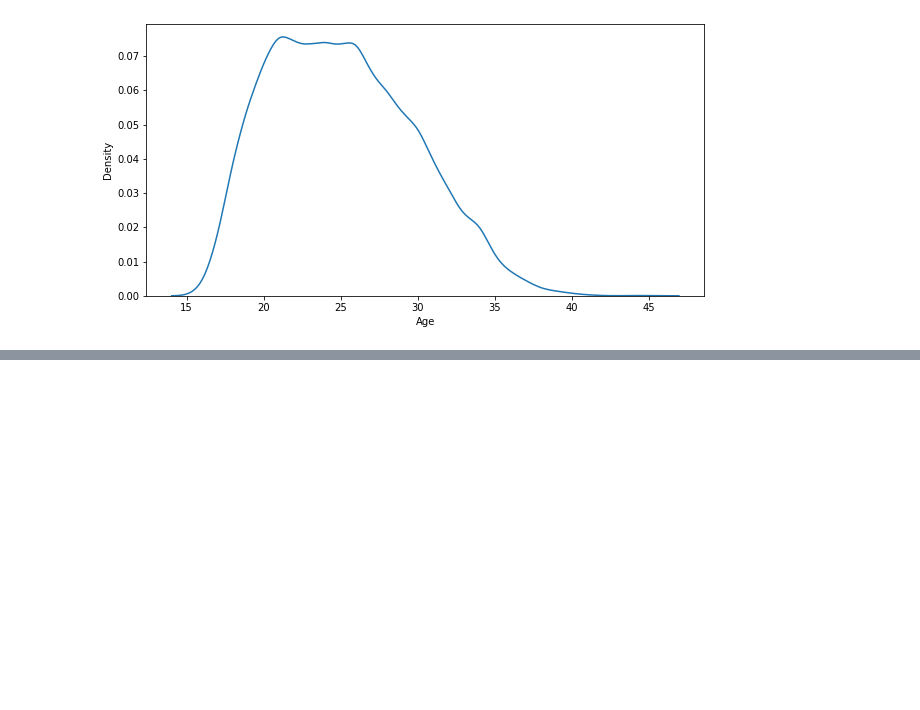
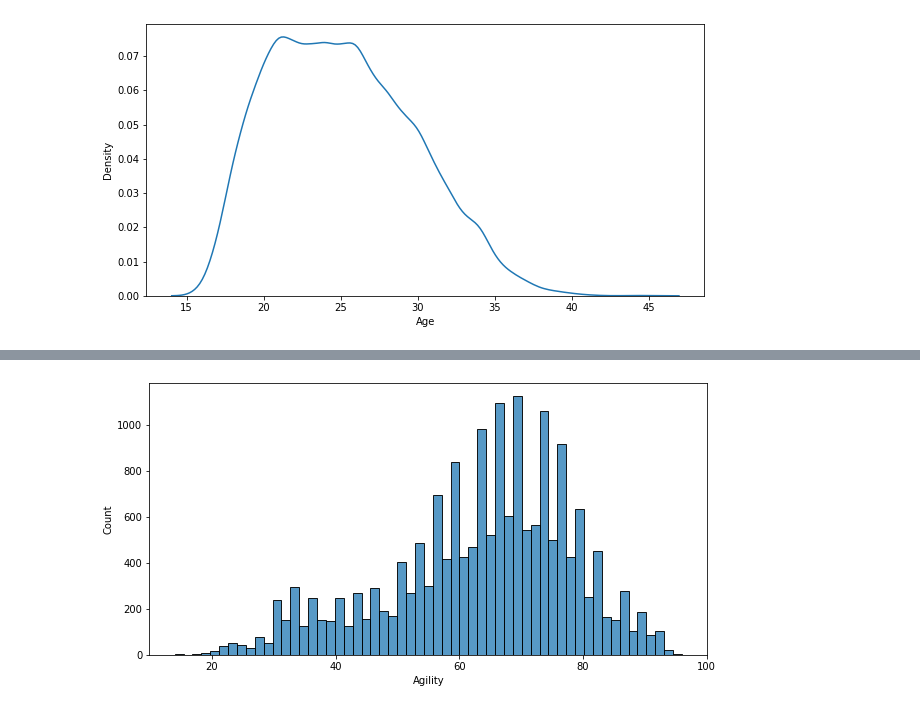
Before and after one commit to nicoambrosis/Aprendizaje-No-Supervisado, a Jupyter notebook: 01-Clustering.ipynb, the cells around one changed output, grey strips where cells are left out. Saved outputs shown, nothing was run; the diff lists cells and outputs as text; code cells hidden in the pictures; blank space fills up the shorter version.

```diff
--- a/01-Clustering.ipynb
+++ b/01-Clustering.ipynb
@@ -63,0 +68,6 @@ Esta es una nueva celda que agregué recienm
+# %%
+fig = plt.figure(figsize=(10,5))
+sns.histplot(df.Agility)
+plt.show()
+# %% [output]
+[figure, added]
```
Also changed, not shown: parts of 14 cells of this notebook.
